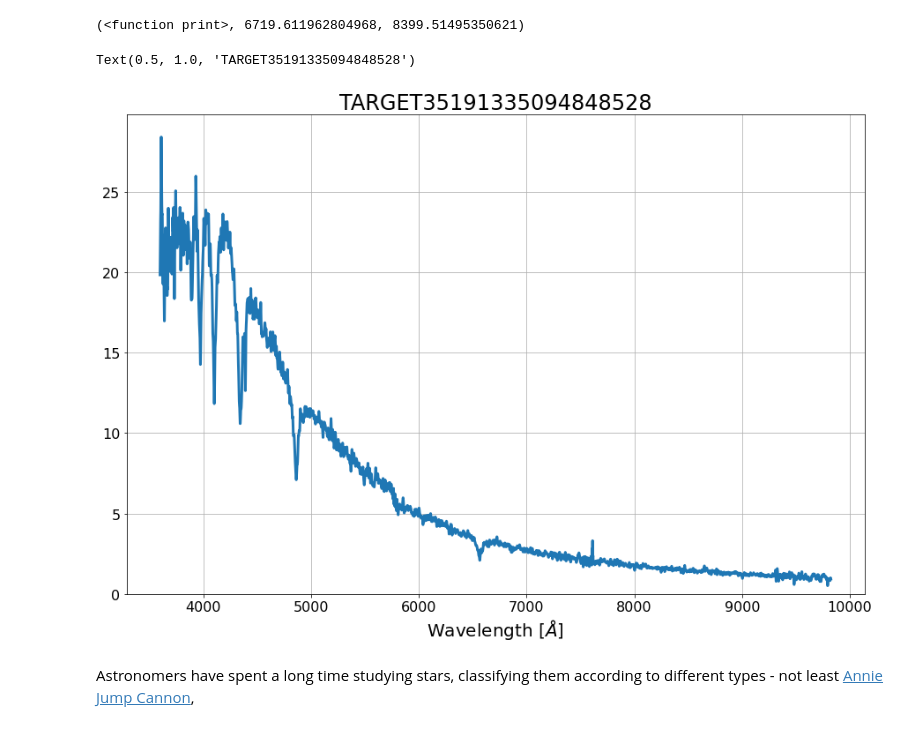
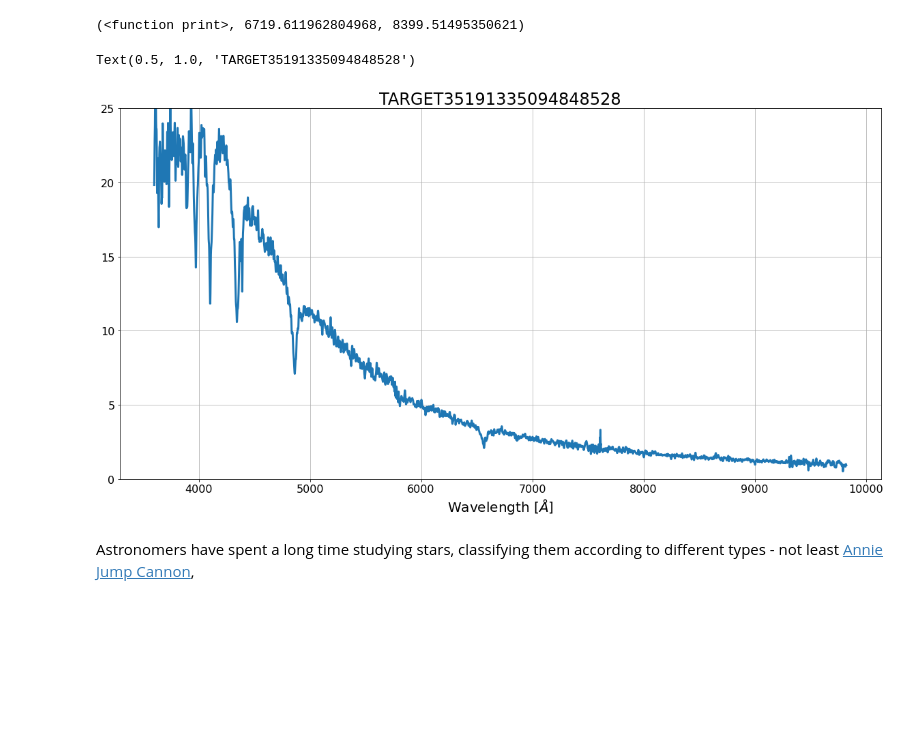
Before and after one commit to sheejong/desihigh, a Jupyter notebook: SnowWhiteDwarfv1.ipynb, the cells around one changed output. Drawn from its saved outputs; the diff is of its cells as text; code cells hidden in the pictures; blank space fills up the shorter version.

```diff
--- a/SnowWhiteDwarfv1.ipynb
+++ b/SnowWhiteDwarfv1.ipynb
@@ -221,15 +234,16 @@ print, wavemean, resol
 (<function print>, 6719.611962804968, 8399.51495350621)
 # %%
 # Plotting the DESI spectrum
-pl.figure(figsize=(15, 10))
+pl.figure(figsize=(20, 10))
 pl.plot(wave, count)
 pl.grid()
 pl.xlabel('Wavelength $[\AA]$')
-pl.ylim(ymin=0.)
+pl.ylim(ymin=0.,ymax=25)
+
 pl.title('TARGET35191335094848528')
 # %% [output]
 Text(0.5, 1.0, 'TARGET35191335094848528')
-[figure, old version]
+[figure, new version]
 # %% [markdown]
 Astronomers have spent a long time studying stars, classifying them according to different types - not least [Annie Jump Cannon](https://www.womenshistory.org/education-resources/biographies/annie-jump-cannon),
 # %% [markdown]
```
Also changed, not shown: parts of 10 cells of this notebook.
